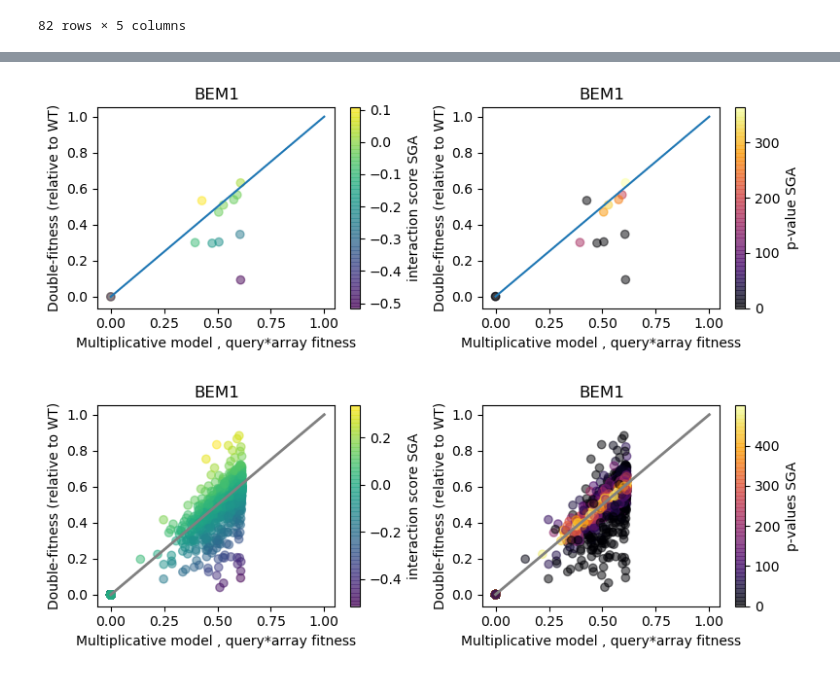
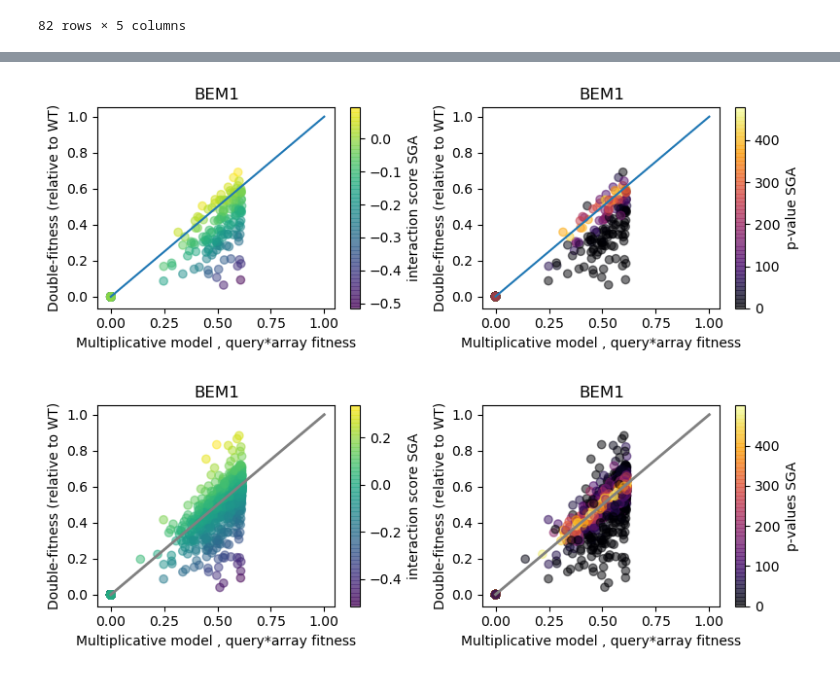
Before and after one commit to leilaicruz/machine-learning-for-yeast, a Jupyter notebook: interact2go.ipynb, the cells around one changed output, grey strips where cells are left out. Drawn from its saved outputs; the diff is of its cells as text; code cells hidden in the pictures.

```diff
--- a/interact2go.ipynb
+++ b/interact2go.ipynb
@@ -91,13 +91,14 @@ def get_data_fitness(gene_name):
 
     return data
 
-def merging_datasets(gene_name,data_to_merge_with_fitness_data):
+def merging_datasets(gene_name,data_to_merge_with_fitness_data,name_of_data_to_merge):
     """
     Function that allows filtering the fitness dataset from Constanzo 2016, with the gene of interest and interactions of interest
     of the gene of interest
     Inputs:
 gene_name= gene on which you want to know the data available , it should be introduced in capitals e.g. 'BEM1'
 data_to_merge_with_fitness_data= here is a dataframe on the data on interactors for example we would like to merge with the fitness one to filtered  it
+name_of_data_to_merge=string containing the info of which dataset are we using to filter  the fitness data e.g 'synthetic-lethals'
     Output: a dataframe with the merge information
     """
 
@@ -181,31 +182,33 @@ merge_data_numeric
 # %%
 #plt.scatter(score_synt_pd['score'],score_synt_pd['double-fitness'])
 gene_name='BEM1'
-# merge_data=merging_datasets(gene_name,data_to_merge_with_fitness_data=data_negative_genetic)
-# merge_data_numeric=merge_data[pd.to_numeric(merge_data['score'] ,errors='coerce').notnull()]
+name_of_data_to_merge='synthetic-lethals'
+dataset=data_negative_genetic
+merge_data=merging_datasets(gene_name=gene_name,data_to_merge_with_fitness_data=dataset,name_of_data_to_merge=name_of_data_to_merge)
+merge_data_numeric=merge_data[pd.to_numeric(merge_data['score'] ,errors='coerce').notnull()]
 score_synt_pd=merge_data_numeric
 fig, axes = plt.subplots(1, 2, figsize=(8,3), dpi=100, sharex=True, sharey=True)
 
 plt.subplot(121)
 plt.scatter(score_synt_pd['query-fitness']*score_synt_pd['array-fitness'],score_synt_pd['double-fitness'],alpha=0.5, c=score_synt_pd['score'])
 plt.plot(np.linspace(0,1),np.linspace(0,1))
 plt.xlabel('Multiplicative model , query*array fitness')
 plt.ylabel('Double-fitness (relative to WT)')
 plt.title( gene_name)
 plt.colorbar(label='interaction score SGA')
 plt.tight_layout()
 plt.subplot(122)
 plt.scatter(score_synt_pd['query-fitness']*score_synt_pd['array-fitness'],score_synt_pd['double-fitness'],alpha=0.5, c=score_synt_pd['p-value'],cmap='inferno')
 plt.plot(np.linspace(0,1),np.linspace(0,1))
 plt.xlabel('Multiplicative model , query*array fitness')
 plt.ylabel('Double-fitness (relative to WT)')
 plt.title( gene_name)
 plt.colorbar(label='p-value SGA')
 plt.tight_layout()
 
-plt.savefig('merge-data-lethals-and-fitness-of-' + gene_name + '.png',format='png',dpi=300,transparent=True)
+plt.savefig('fitness-data-filtered-by-'+ name_of_data_to_merge + gene_name + 'of-' '.png',format='png',dpi=300,transparent=True)
 # %% [output]
-[figure, old version]
+[figure, new version]
 # %%
 ## Visualising from fitness dataset without any merging with the data from synthetic lethals (data_toy_pd)
 
```
Also changed, not shown: parts of 2 cells of this notebook.
